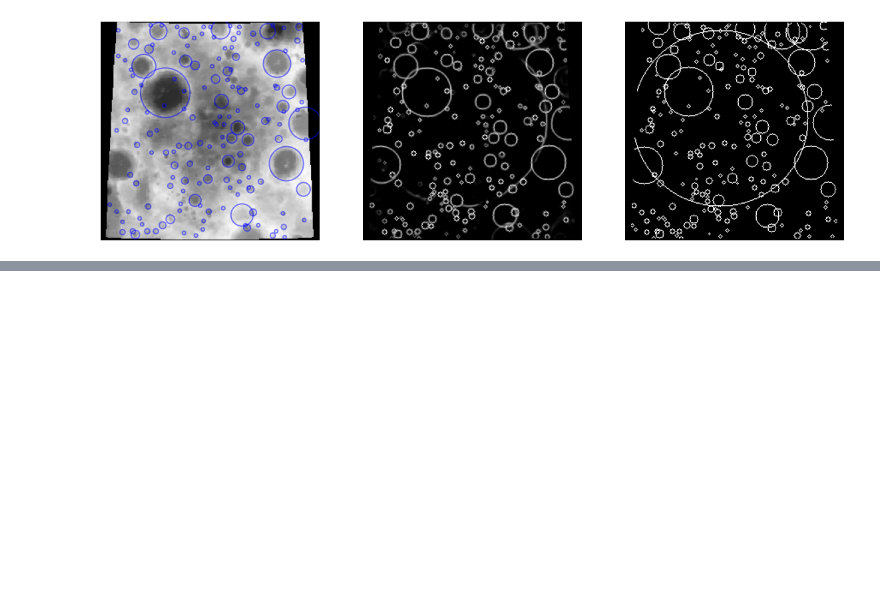
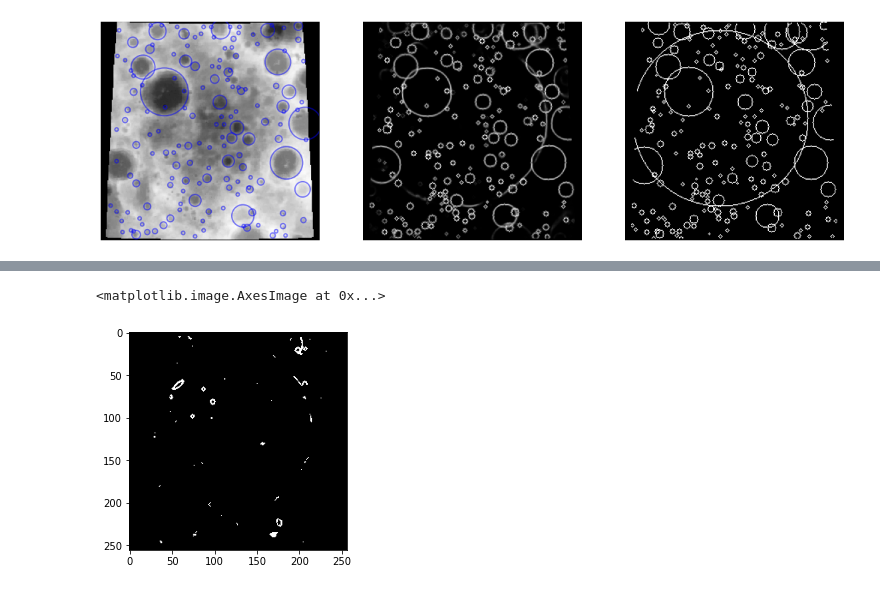
Before and after one commit to wdoppenberg/crater-detection, a Jupyter notebook: test.ipynb, the cells around one changed output, grey strips where cells are left out. Drawn from its saved outputs; the diff is of its cells as text; code cells hidden in the pictures; blank space fills up the shorter version.

```diff
--- a/test.ipynb
+++ b/test.ipynb
@@ -79,0 +81,8 @@ axes[2].axis('off')
+# %%
+src = out[i, 0].copy()
+ret, src = cv2.threshold(src, 0.2, 1, cv2.THRESH_BINARY)
+contours, hierarchy = cv2.findContours(np.uint8(src), cv2.RETR_EXTERNAL, cv2.CHAIN_APPROX_NONE)
+plt.imshow(cv2.drawContours(src, contours, -1, (0,255,0), 3), cmap='Greys_r')
+# %% [output]
+<matplotlib.image.AxesImage at 0x...>
+[figure, added]
```
Also changed, not shown: parts of 5 cells of this notebook, 1 other file.
